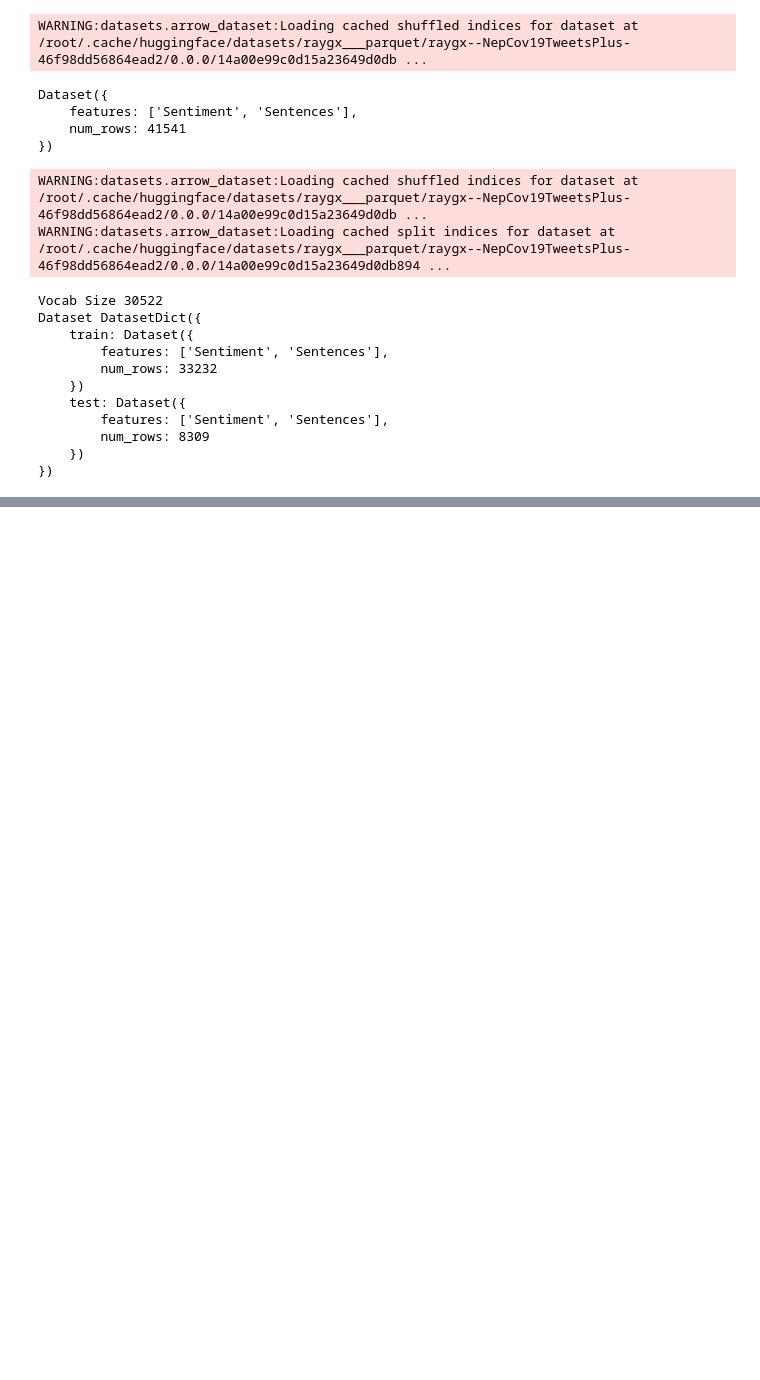
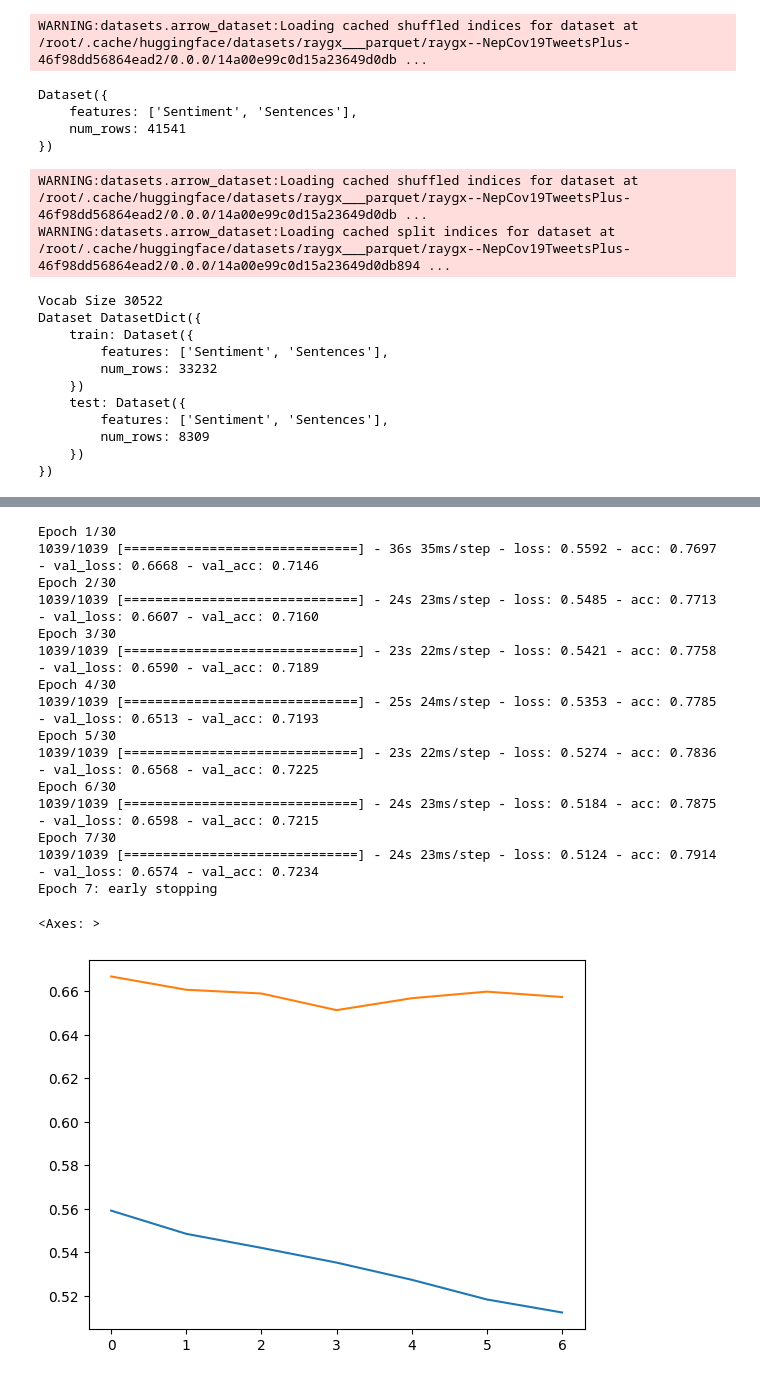
Before and after one commit to RayGone/SentimentAnalysis, a Jupyter notebook: Experiments/Transformer/Transformer_4_SA.ipynb, the cells around one changed output, grey strips where cells are left out. Drawn from its saved outputs; the diff is of its cells as text; code cells hidden in the pictures; blank space fills up the shorter version.

```diff
--- a/Experiments/Transformer/Transformer_4_SA.ipynb
+++ b/Experiments/Transformer/Transformer_4_SA.ipynb
@@ -419,3 +406,35 @@ Epoch 10: early stopping
+# %%
+history = model.fit(tf.constant(train_input),
+        tf.constant(train_labels),
+        epochs=30,batch_size=batch_size,
+        validation_data=[tf.constant(test_input),tf.constant(test_labels)],
+        callbacks=[tf.keras.callbacks.EarlyStopping(
+                            monitor='val_loss', patience=3,
+                            verbose=1, mode='auto',
+                            restore_best_weights=True)
+                        ])
+
+
+seaborn.lineplot(history.history['loss'])
+seaborn.lineplot(history.history['val_loss'])
+# %% [output]
+Epoch 1/30
+1039/1039 [==============================] - 36s 35ms/step - loss: 0.5592 - acc: 0.7697 - val_loss: 0.6668 - val_acc: 0.7146
+Epoch 2/30
+1039/1039 [==============================] - 24s 23ms/step - loss: 0.5485 - acc: 0.7713 - val_loss: 0.6607 - val_acc: 0.7160
+Epoch 3/30
+1039/1039 [==============================] - 23s 22ms/step - loss: 0.5421 - acc: 0.7758 - val_loss: 0.6590 - val_acc: 0.7189
+Epoch 4/30
+1039/1039 [==============================] - 25s 24ms/step - loss: 0.5353 - acc: 0.7785 - val_loss: 0.6513 - val_acc: 0.7193
+Epoch 5/30
+1039/1039 [==============================] - 23s 22ms/step - loss: 0.5274 - acc: 0.7836 - val_loss: 0.6568 - val_acc: 0.7225
+Epoch 6/30
+1039/1039 [==============================] - 24s 23ms/step - loss: 0.5184 - acc: 0.7875 - val_loss: 0.6598 - val_acc: 0.7215
+Epoch 7/30
+1039/1039 [==============================] - 24s 23ms/step - loss: 0.5124 - acc: 0.7914 - val_loss: 0.6574 - val_acc: 0.7234
+Epoch 7: early stopping
+<Axes: >
+[figure, added]
 # %%
 ####-----------------------------------------
 ## ---------------Prediction------------------
```
Also changed, not shown: parts of 15 cells of this notebook.
